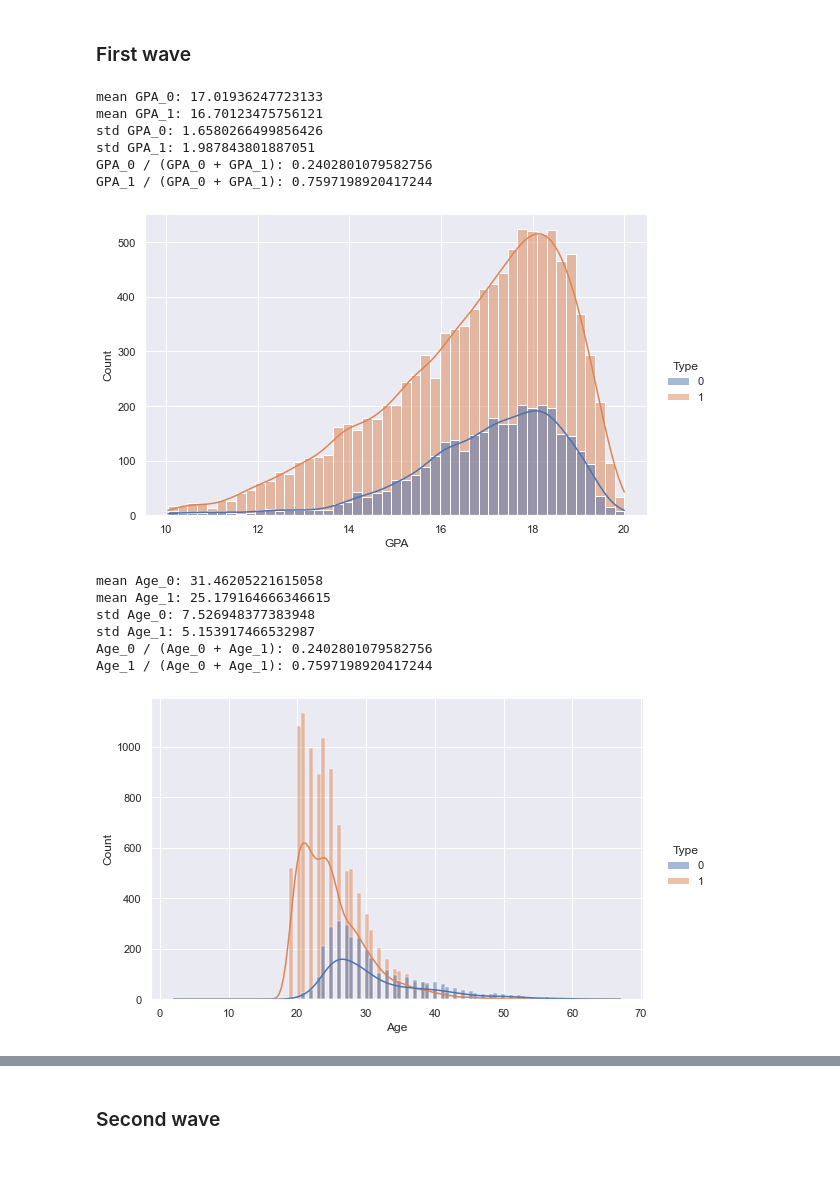
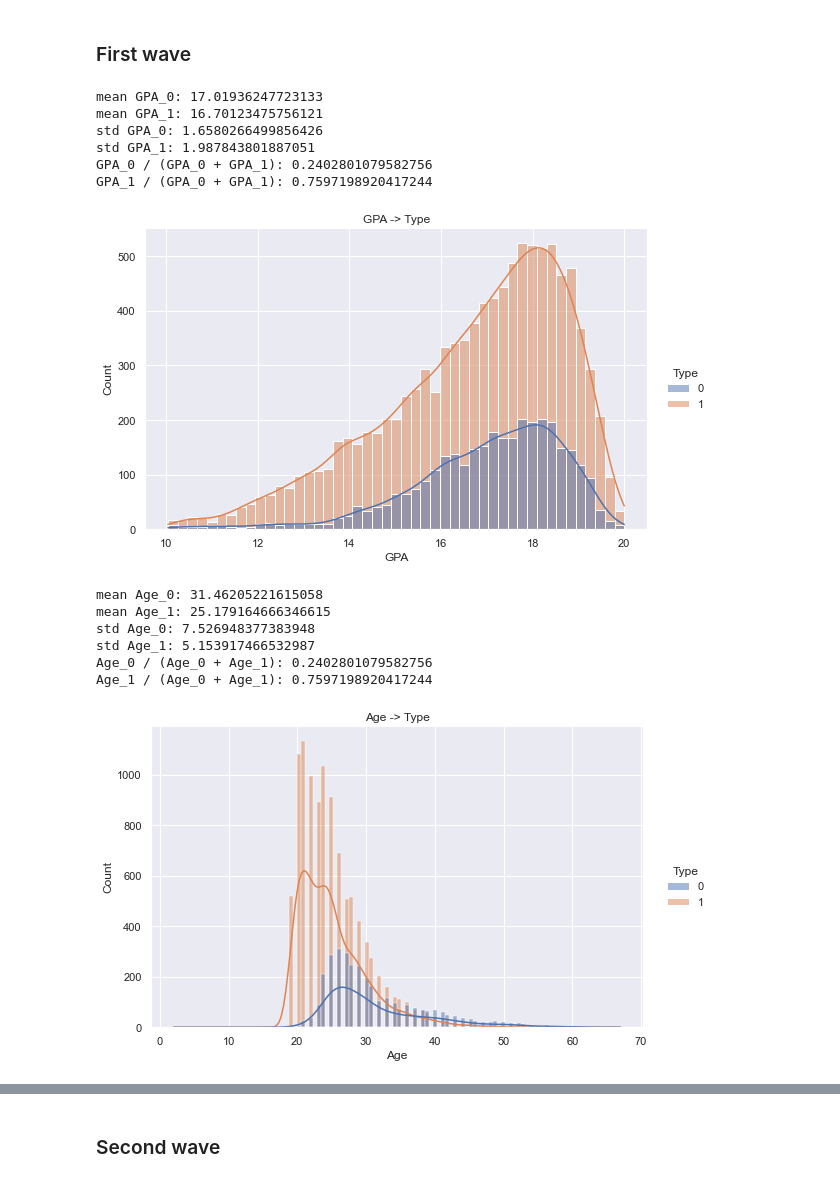
Before and after one commit to mghasemi19/ML_EconEduc, a Jupyter notebook: Type_classification.ipynb, the cells around one changed output, grey strips where cells are left out. Drawn from its saved outputs; the diff is of its cells as text; code cells hidden in the pictures.

```diff
--- a/Type_classification.ipynb
+++ b/Type_classification.ipynb
@@ -1315,24 +1315,26 @@ plt.legend() # add a legend
 ### First wave
 # %%
 sns.displot(df_test, x= 'GPA', hue=df_test['Type'], kde=True, height=5, aspect=1.6)
+plt.title("GPA -> Type")
 GPA_0 = df_test[df_test['Type']==0]['GPA']
 GPA_1 = df_test[df_test['Type']==1]['GPA']
 print(f'mean GPA_0: {GPA_0.mean()}')
 print(f'mean GPA_1: {GPA_1.mean()}')
 print(f'std GPA_0: {GPA_0.std()}')
 print(f'std GPA_1: {GPA_1.std()}')
 print(f'GPA_0 / (GPA_0 + GPA_1): {GPA_0.shape[0] / (GPA_0.shape[0] + GPA_1.shape[0])}')
 print(f'GPA_1 / (GPA_0 + GPA_1): {GPA_1.shape[0] / (GPA_0.shape[0] + GPA_1.shape[0])}')
 # %% [output]
 mean GPA_0: 17.01936247723133
 mean GPA_1: 16.70123475756121
 std GPA_0: 1.6580266499856426
 std GPA_1: 1.987843801887051
 GPA_0 / (GPA_0 + GPA_1): 0.2402801079582756
 GPA_1 / (GPA_0 + GPA_1): 0.7597198920417244
-[figure, old version]
+[figure, new version]
 # %%
 sns.displot(df_test, x= 'Age', hue=df_test['Type'], kde=True, height=5, aspect=1.6)
+plt.title("Age -> Type")
 Age_0 = df_test[df_test['Type']==0]['Age']
 Age_1 = df_test[df_test['Type']==1]['Age']
 print(f'mean Age_0: {Age_0.mean()}')
@@ -1348,6 +1350,6 @@ std Age_0: 7.526948377383948
 std Age_1: 5.153917466532987
 Age_0 / (Age_0 + Age_1): 0.2402801079582756
 Age_1 / (Age_0 + Age_1): 0.7597198920417244
-[figure, old version]
+[figure, new version]
 # %%
 sns.displot(df_test, x= 'Grade', hue=df_test['Type'], kde=False, height=5, aspect=1.)
```
Also changed, not shown: parts of 5 cells of this notebook.
